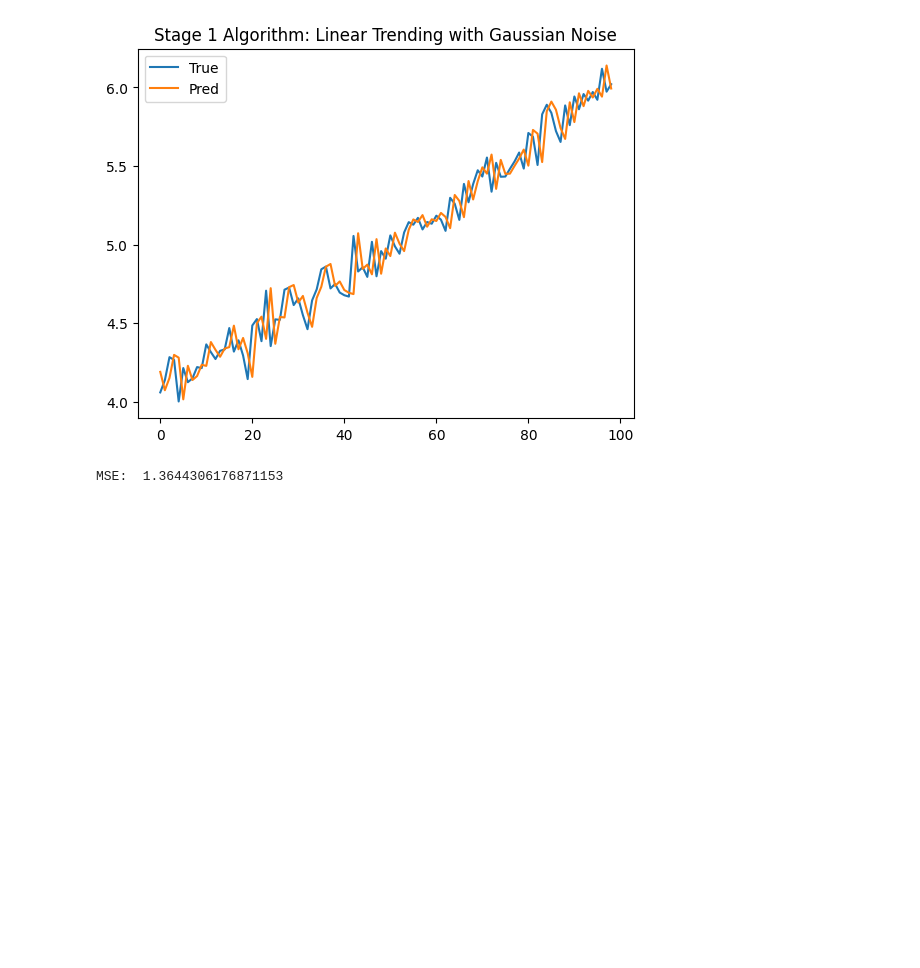
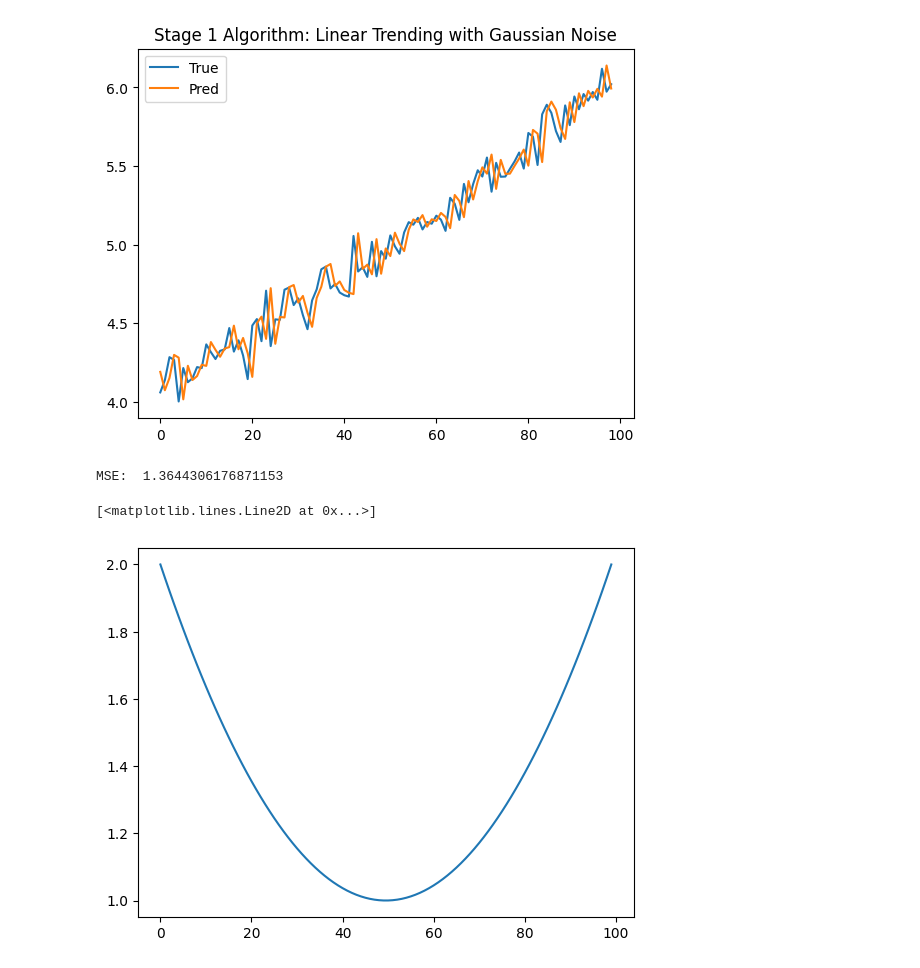
Before and after one commit to chrischris531/fyp, a Jupyter notebook: stage_1_algorithm_notebook.ipynb, the cells around one changed output. Cells and saved outputs as stored; diff of their text form; code cells hidden in the pictures; blank space fills up the shorter version.

```diff
--- a/stage_1_algorithm_notebook.ipynb
+++ b/stage_1_algorithm_notebook.ipynb
@@ -100,3 +100,9 @@ print("MSE: ", accuracy)
 # %% [output]
 [figure]
 MSE:  1.3644306176871153
+# %%
+toy_data = toy_datasets.polynomial_without_noise(order=2).reshape(-1, 1).T
+plt.plot(toy_data.flatten())
+# %% [output]
+[<matplotlib.lines.Line2D at 0x...>]
+[figure, added]
```
Also changed, not shown: parts of 4 cells of this notebook, 14 other files.
